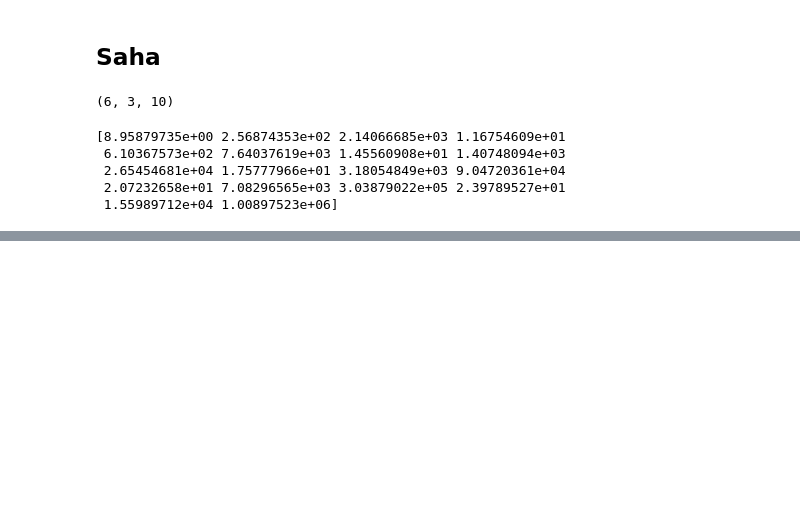
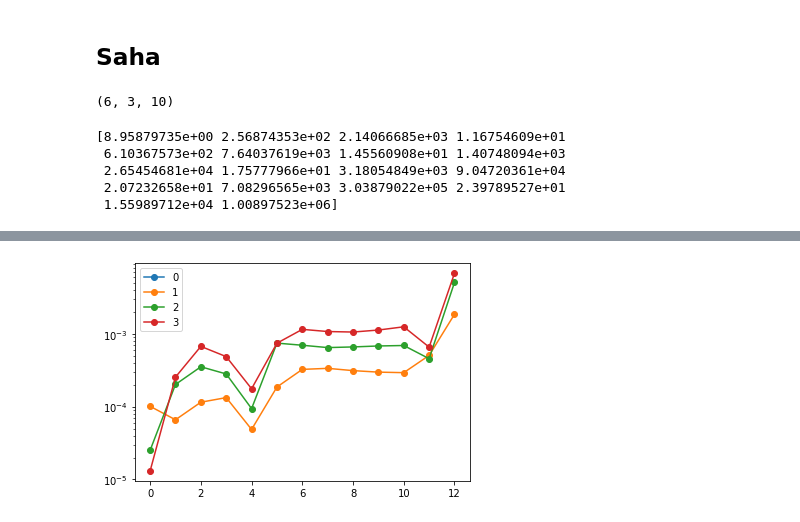
Before and after one commit to fandreuz/bsc-thesis, a Jupyter notebook: experiments/time/PerformancePlot.ipynb, the cells around one changed output, grey strips where cells are left out. Drawn from its saved outputs; the diff is of its cells as text; code cells hidden in the pictures; blank space fills up the shorter version.

Commit message:
migliorati grafici saha

```diff
--- a/experiments/time/PerformancePlot.ipynb
+++ b/experiments/time/PerformancePlot.ipynb
@@ -144,3 +149,19 @@ for test_idx in range(4):
 for test_idx in range(4):
     txtify(linlog_scale, fbas[:,indexes[test_idx]], 'tree_saha/fba{}'.format(test_idx))
     txtify(linlog_scale, sahas[:,indexes[test_idx]], 'tree_saha/sah{}'.format(test_idx))
+# %%
+rm = [3,9,12,15,14]
+#rm =[]
+
+x = []
+for idx,s in enumerate(sahas.T):
+    plt.plot(np.delete(np.abs(s - sahas[:,0]), rm), label=idx, marker='o')
+    x.append(np.delete(np.abs(s - sahas[:,0]), rm))
+plt.legend()
+plt.yscale('log')
+plt.show()
+
+for idx,s in enumerate(np.array(x[1:])):
+    txtify(np.delete(linlog_scale,rm), s, 'tree_saha/saha_diff{}'.format(idx))
+# %% [output]
+[figure, added]
```
Also changed, not shown: parts of 4 cells of this notebook, 24 other files.
